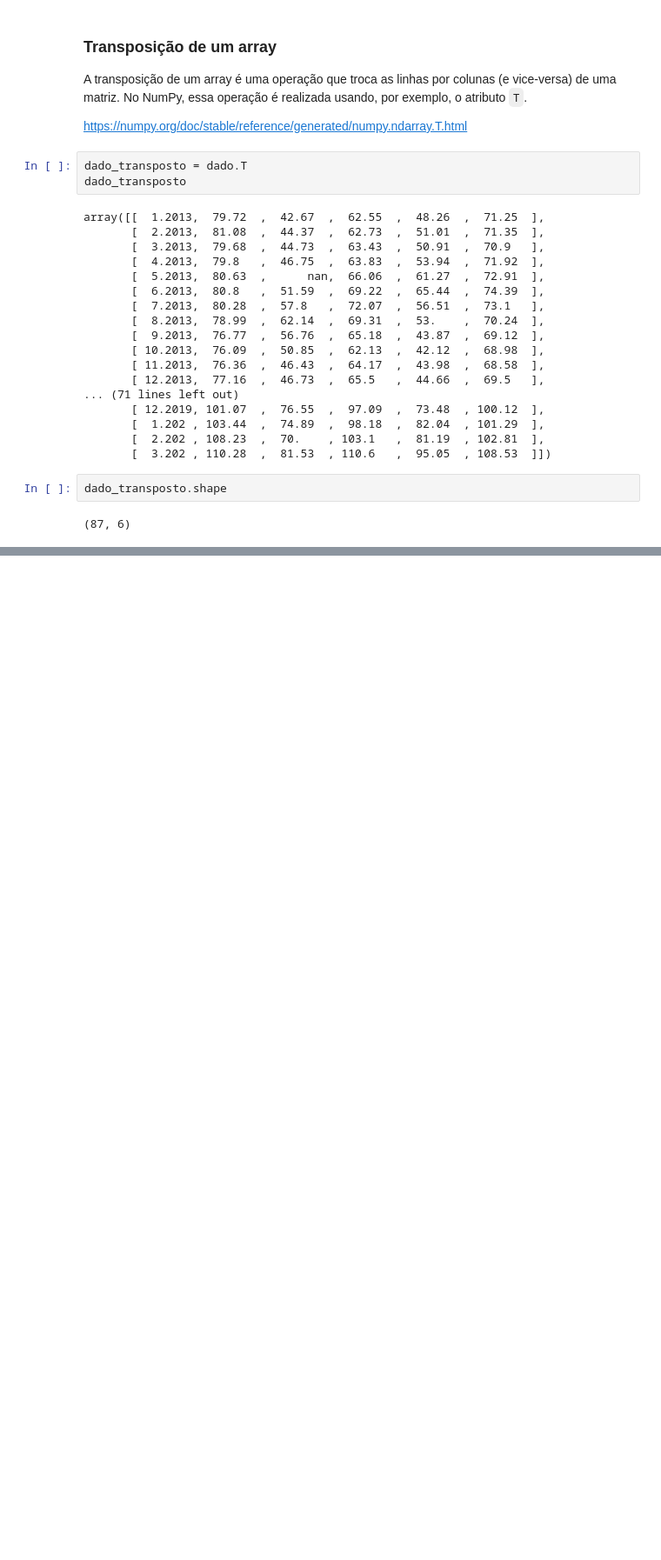
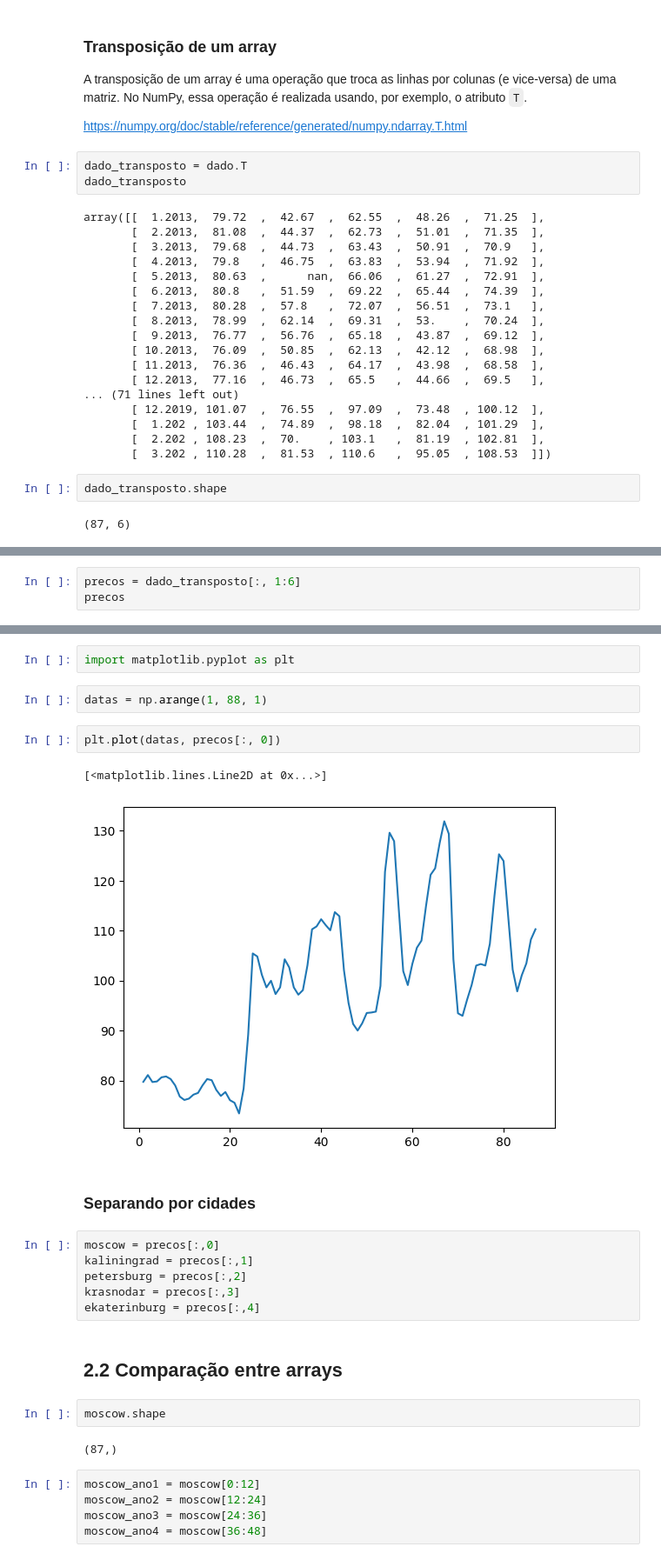
Before and after one commit to strawndri/python-ds-numpy, a Jupyter notebook: Projeto_Python_Data_Science_NumPy.ipynb, the cells around one changed output, grey strips where cells are left out. Shown: that part at 87% size. Cells and saved outputs as stored; diff of their text form; blank space fills up the shorter version.

Commit message:
Aula 2 - Exploração dos dados

```diff
--- a/Projeto_Python_Data_Science_NumPy.ipynb
+++ b/Projeto_Python_Data_Science_NumPy.ipynb
@@ -75,0 +101,3 @@ dado_transposto.shape
+# %%
+precos = dado_transposto[:, 1:6]
+precos
@@ -75,0 +125,28 @@ dado_transposto.shape
+# %%
+import matplotlib.pyplot as plt
+# %%
+datas = np.arange(1, 88, 1)
+# %%
+plt.plot(datas, precos[:, 0])
+# %% [output]
+[<matplotlib.lines.Line2D at 0x...>]
+[figure, added]
+# %% [markdown]
+### Separando por cidades
+# %%
+moscow = precos[:,0]
+kaliningrad = precos[:,1]
+petersburg = precos[:,2]
+krasnodar = precos[:,3]
+ekaterinburg = precos[:,4]
+# %% [markdown]
+## 2.2 Comparação entre arrays
+# %%
+moscow.shape
+# %% [output]
+(87,)
+# %%
+moscow_ano1 = moscow[0:12]
+moscow_ano2 = moscow[12:24]
+moscow_ano3 = moscow[24:36]
+moscow_ano4 = moscow[36:48]
```
Also changed, not shown: parts of 24 cells of this notebook.
